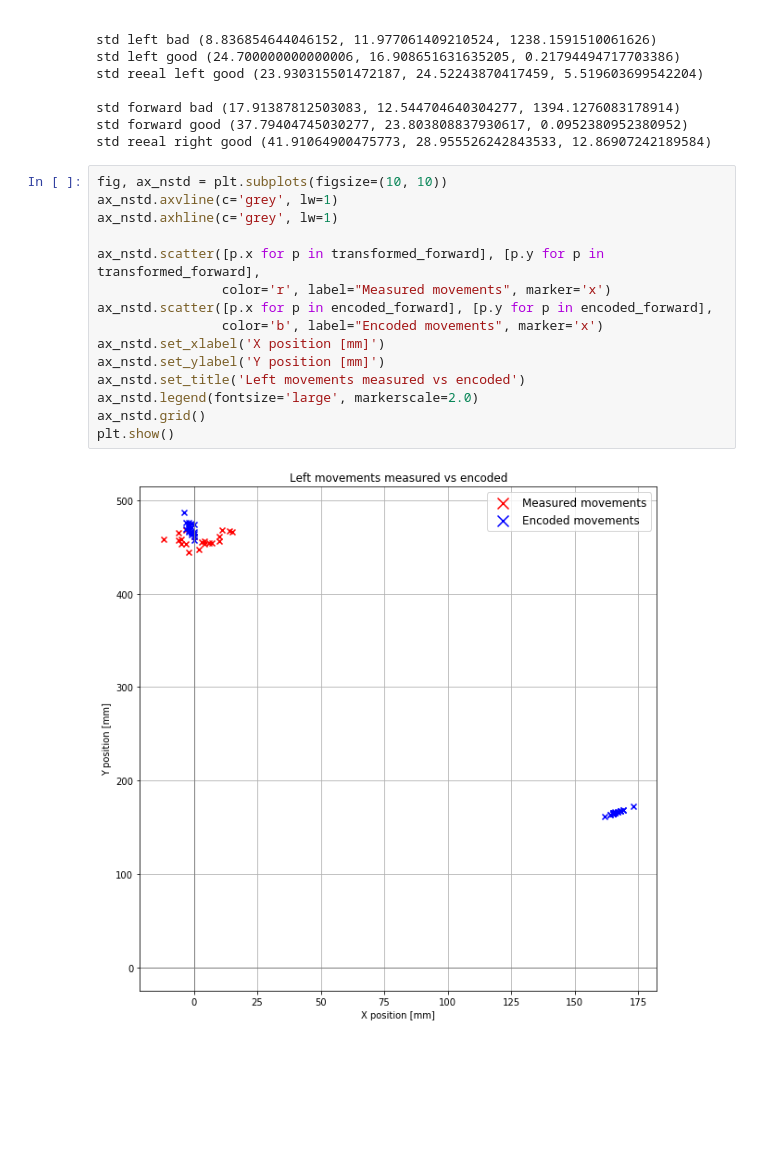
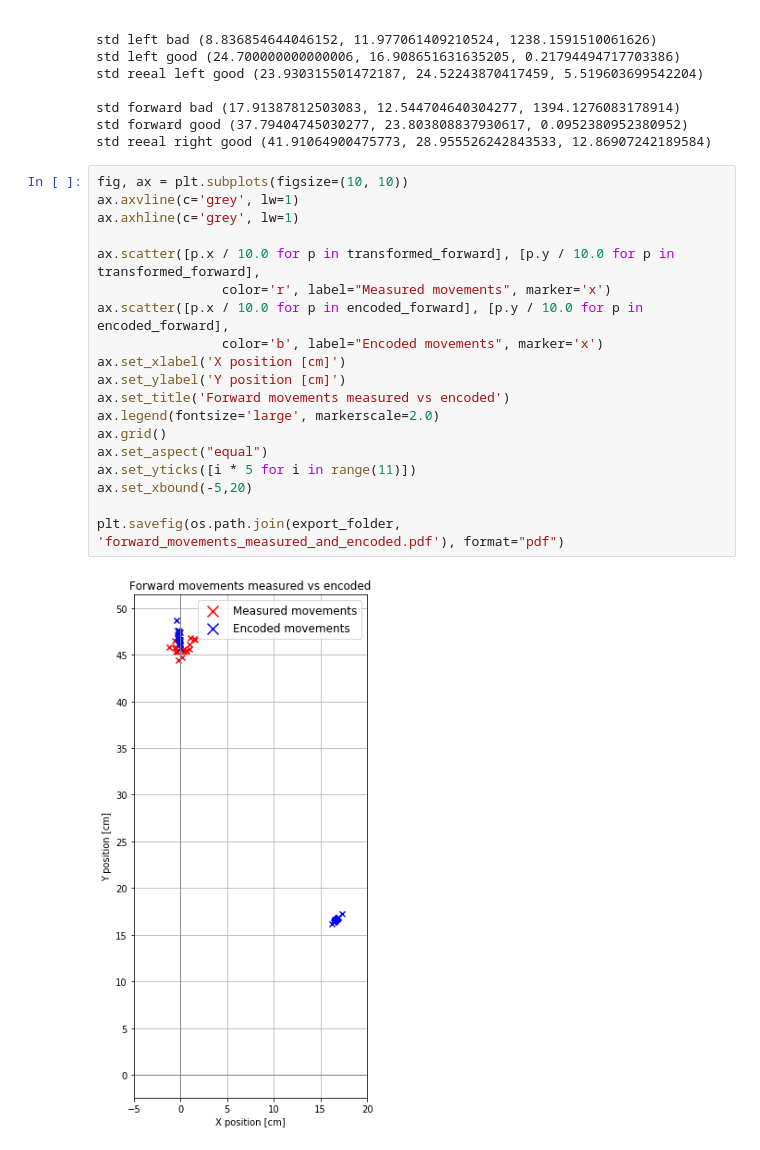
Before and after one commit to shalakasatheesh/SEE, a Jupyter notebook: codes/Plotting_measured_vs_encoded/plotting_plots.ipynb, the cells around one changed output. Drawn from its saved outputs; the diff is of its cells as text; blank space fills up the shorter version.

```diff
--- a/codes/Plotting_measured_vs_encoded/plotting_plots.ipynb
+++ b/codes/Plotting_measured_vs_encoded/plotting_plots.ipynb
@@ -235,20 +235,24 @@ std forward bad (17.91387812503083, 12.544704640304277, 1394.1276083178914)
 std forward good (37.79404745030277, 23.803808837930617, 0.0952380952380952)
 std reeal right good (41.91064900475773, 28.955526242843533, 12.86907242189584)
 # %%
-fig, ax_nstd = plt.subplots(figsize=(10, 10))
-ax_nstd.axvline(c='grey', lw=1)
-ax_nstd.axhline(c='grey', lw=1)
+fig, ax = plt.subplots(figsize=(10, 10))
+ax.axvline(c='grey', lw=1)
+ax.axhline(c='grey', lw=1)
 
-ax_nstd.scatter([p.x for p in transformed_forward], [p.y for p in transformed_forward],
+ax.scatter([p.x / 10.0 for p in transformed_forward], [p.y / 10.0 for p in transformed_forward],
                 color='r', label="Measured movements", marker='x')
-ax_nstd.scatter([p.x for p in encoded_forward], [p.y for p in encoded_forward],
+ax.scatter([p.x / 10.0 for p in encoded_forward], [p.y / 10.0 for p in encoded_forward],
                 color='b', label="Encoded movements", marker='x')
-ax_nstd.set_xlabel('X position [mm]')
-ax_nstd.set_ylabel('Y position [mm]')
-ax_nstd.set_title('Left movements measured vs encoded')
-ax_nstd.legend(fontsize='large', markerscale=2.0)
-ax_nstd.grid()
-plt.show()
+ax.set_xlabel('X position [cm]')
+ax.set_ylabel('Y position [cm]')
+ax.set_title('Forward movements measured vs encoded')
+ax.legend(fontsize='large', markerscale=2.0)
+ax.grid()
+ax.set_aspect("equal")
+ax.set_yticks([i * 5 for i in range(11)])
+ax.set_xbound(-5,20)
+
+plt.savefig(os.path.join(export_folder, 'forward_movements_measured_and_encoded.pdf'), format="pdf")
 # %% [output]
-[figure, old version]
+[figure, new version]
 # %%
```
Also changed, not shown: parts of 3 cells of this notebook, 22 other files.
